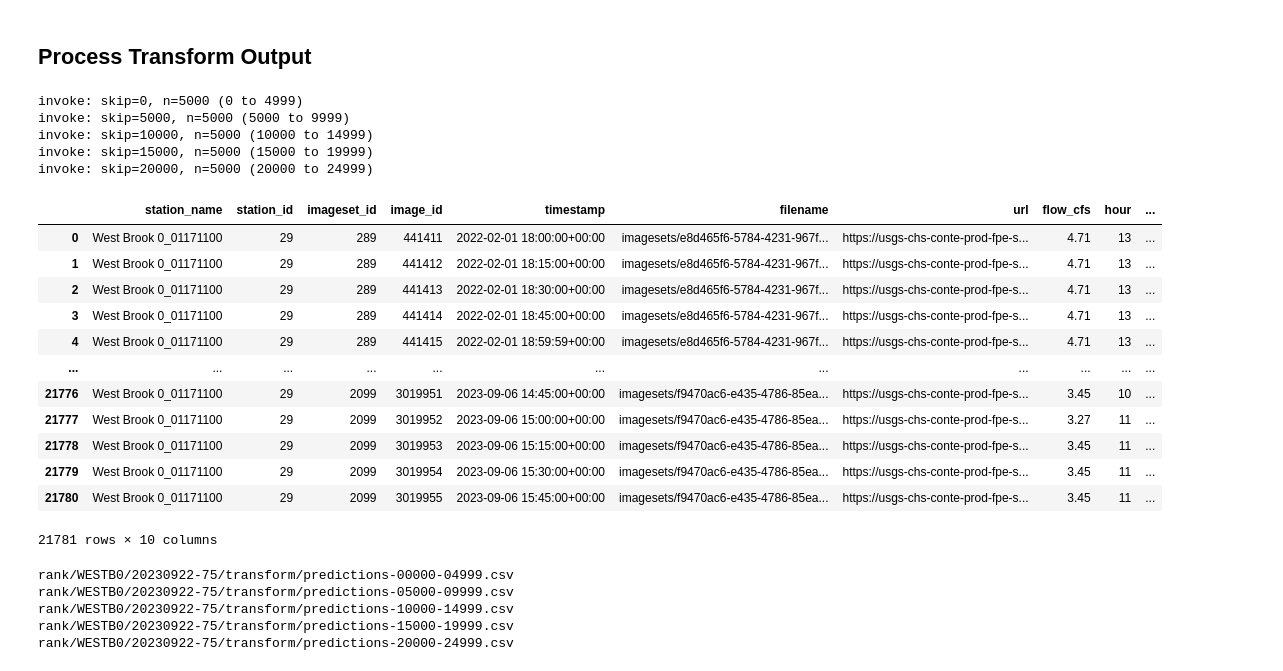
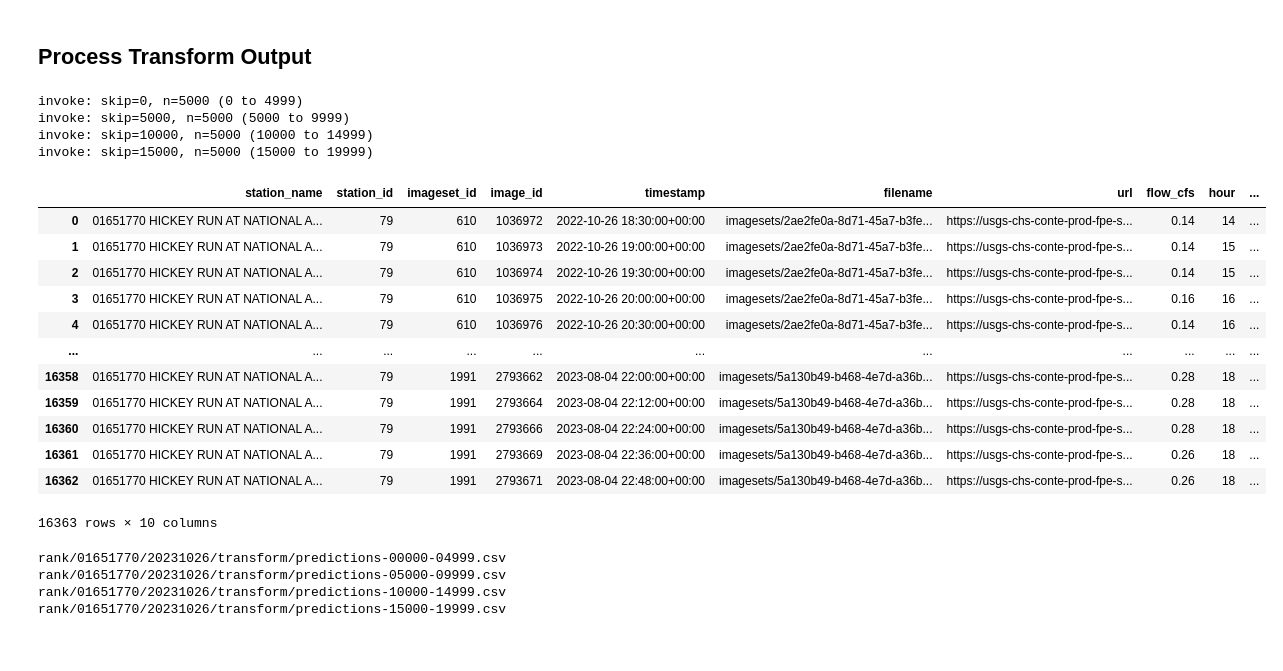
Before and after one commit to EcoSHEDS/fpe-model, a Jupyter notebook: fpe-rank-sagemaker-usgs.ipynb, the cells around one changed output. Saved outputs shown, nothing was run; the diff lists cells and outputs as text; code cells hidden in the pictures.

```diff
--- a/fpe-rank-sagemaker-usgs.ipynb
+++ b/fpe-rank-sagemaker-usgs.ipynb
@@ -37,8 +37,8 @@ sm_boto_session = boto3.Session(
 
 sm_session = sagemaker.Session(boto_session = sm_boto_session)
 # %%
-model_id = "20230922-50"
-site = "WESTB0"
+model_id = "20231026"
+site = "01651770"
 site_dir = f"D:/fpe/sites/{site}"
 model_dir = f"{site_dir}/models/{model_id}"
 
@@ -354,27 +350,26 @@ def process_transform_output (session, site, model_id, job_size = 5000, root_dir
         )
         skip += job_size
     return df
-# %%
-process_transform_output(session, "WESTB0", "20230922-75")
-# %% [output]
-invoke: skip=0, n=5000 (0 to 4999)
-invoke: skip=5000, n=5000 (5000 to 9999)
-invoke: skip=10000, n=5000 (10000 to 14999)
-invoke: skip=15000, n=5000 (15000 to 19999)
-invoke: skip=20000, n=5000 (20000 to 24999)
-|  | station_name | station_id | imageset_id | image_id | timestamp | filename | url | flow_cfs | hour | ... |
-| 0 | West Brook 0_01171100 | 29 | 289 | 441411 | 2022-02-01 18:00:00+00:00 | imagesets/e8d465f6-5784-4231-967f... | https://usgs-chs-conte-prod-fpe-s... | 4.71 | 13 | ... |
-| 1 | West Brook 0_01171100 | 29 | 289 | 441412 | 2022-02-01 18:15:00+00:00 | imagesets/e8d465f6-5784-4231-967f... | https://usgs-chs-conte-prod-fpe-s... | 4.71 | 13 | ... |
-| 2 | West Brook 0_01171100 | 29 | 289 | 441413 | 2022-02-01 18:30:00+00:00 | imagesets/e8d465f6-5784-4231-967f... | https://usgs-chs-conte-prod-fpe-s... | 4.71 | 13 | ... |
-| 3 | West Brook 0_01171100 | 29 | 289 | 441414 | 2022-02-01 18:45:00+00:00 | imagesets/e8d465f6-5784-4231-967f... | https://usgs-chs-conte-prod-fpe-s... | 4.71 | 13 | ... |
-| 4 | West Brook 0_01171100 | 29 | 289 | 441415 | 2022-02-01 18:59:59+00:00 | imagesets/e8d465f6-5784-4231-967f... | https://usgs-chs-conte-prod-fpe-s... | 4.71 | 13 | ... |
-| ... | ... | ... | ... | ... | ... | ... | ... | ... | ... | ... |
-| 21776 | West Brook 0_01171100 | 29 | 2099 | 3019951 | 2023-09-06 14:45:00+00:00 | imagesets/f9470ac6-e435-4786-85ea... | https://usgs-chs-conte-prod-fpe-s... | 3.45 | 10 | ... |
-| 21777 | West Brook 0_01171100 | 29 | 2099 | 3019952 | 2023-09-06 15:00:00+00:00 | imagesets/f9470ac6-e435-4786-85ea... | https://usgs-chs-conte-prod-fpe-s... | 3.27 | 11 | ... |
-| 21778 | West Brook 0_01171100 | 29 | 2099 | 3019953 | 2023-09-06 15:15:00+00:00 | imagesets/f9470ac6-e435-4786-85ea... | https://usgs-chs-conte-prod-fpe-s... | 3.45 | 11 | ... |
-| 21779 | West Brook 0_01171100 | 29 | 2099 | 3019954 | 2023-09-06 15:30:00+00:00 | imagesets/f9470ac6-e435-4786-85ea... | https://usgs-chs-conte-prod-fpe-s... | 3.45 | 11 | ... |
-| 21780 | West Brook 0_01171100 | 29 | 2099 | 3019955 | 2023-09-06 15:45:00+00:00 | imagesets/f9470ac6-e435-4786-85ea... | https://usgs-chs-conte-prod-fpe-s... | 3.45 | 11 | ... |
-21781 rows × 10 columns
+# %%
+process_transform_output(session, "01651770", "20231026")
+# %% [output]
+invoke: skip=0, n=5000 (0 to 4999)
+invoke: skip=5000, n=5000 (5000 to 9999)
+invoke: skip=10000, n=5000 (10000 to 14999)
+invoke: skip=15000, n=5000 (15000 to 19999)
+|  | station_name | station_id | imageset_id | image_id | timestamp | filename | url | flow_cfs | hour | ... |
+| 0 | 01651770 HICKEY RUN AT NATIONAL A... | 79 | 610 | 1036972 | 2022-10-26 18:30:00+00:00 | imagesets/2ae2fe0a-8d71-45a7-b3fe... | https://usgs-chs-conte-prod-fpe-s... | 0.14 | 14 | ... |
+| 1 | 01651770 HICKEY RUN AT NATIONAL A... | 79 | 610 | 1036973 | 2022-10-26 19:00:00+00:00 | imagesets/2ae2fe0a-8d71-45a7-b3fe... | https://usgs-chs-conte-prod-fpe-s... | 0.14 | 15 | ... |
+| 2 | 01651770 HICKEY RUN AT NATIONAL A... | 79 | 610 | 1036974 | 2022-10-26 19:30:00+00:00 | imagesets/2ae2fe0a-8d71-45a7-b3fe... | https://usgs-chs-conte-prod-fpe-s... | 0.14 | 15 | ... |
+| 3 | 01651770 HICKEY RUN AT NATIONAL A... | 79 | 610 | 1036975 | 2022-10-26 20:00:00+00:00 | imagesets/2ae2fe0a-8d71-45a7-b3fe... | https://usgs-chs-conte-prod-fpe-s... | 0.16 | 16 | ... |
+| 4 | 01651770 HICKEY RUN AT NATIONAL A... | 79 | 610 | 1036976 | 2022-10-26 20:30:00+00:00 | imagesets/2ae2fe0a-8d71-45a7-b3fe... | https://usgs-chs-conte-prod-fpe-s... | 0.14 | 16 | ... |
+| ... | ... | ... | ... | ... | ... | ... | ... | ... | ... | ... |
+| 16358 | 01651770 HICKEY RUN AT NATIONAL A... | 79 | 1991 | 2793662 | 2023-08-04 22:00:00+00:00 | imagesets/5a130b49-b468-4e7d-a36b... | https://usgs-chs-conte-prod-fpe-s... | 0.28 | 18 | ... |
+| 16359 | 01651770 HICKEY RUN AT NATIONAL A... | 79 | 1991 | 2793664 | 2023-08-04 22:12:00+00:00 | imagesets/5a130b49-b468-4e7d-a36b... | https://usgs-chs-conte-prod-fpe-s... | 0.28 | 18 | ... |
+| 16360 | 01651770 HICKEY RUN AT NATIONAL A... | 79 | 1991 | 2793666 | 2023-08-04 22:24:00+00:00 | imagesets/5a130b49-b468-4e7d-a36b... | https://usgs-chs-conte-prod-fpe-s... | 0.28 | 18 | ... |
+| 16361 | 01651770 HICKEY RUN AT NATIONAL A... | 79 | 1991 | 2793669 | 2023-08-04 22:36:00+00:00 | imagesets/5a130b49-b468-4e7d-a36b... | https://usgs-chs-conte-prod-fpe-s... | 0.26 | 18 | ... |
+| 16362 | 01651770 HICKEY RUN AT NATIONAL A... | 79 | 1991 | 2793671 | 2023-08-04 22:48:00+00:00 | imagesets/5a130b49-b468-4e7d-a36b... | https://usgs-chs-conte-prod-fpe-s... | 0.26 | 18 | ... |
+16363 rows × 10 columns
 # %%
 def combine_predictions (session, site, model_id, job_size = 5000, root_dir = "D:/fpe/sites"):
     s3 = session.client("s3")
@@ -400,11 +395,10 @@ def combine_predictions (session, site, model_id, job_size = 5000, root_dir = "D
         os.makedirs(transform_path)
     df.to_csv(f"{transform_path}/predictions.csv", index=False)
     df
-# %%
-combine_predictions(session, "WESTB0", "20230922-75")
-# %% [output]
-rank/WESTB0/20230922-75/transform/predictions-00000-04999.csv
-rank/WESTB0/20230922-75/transform/predictions-05000-09999.csv
-rank/WESTB0/20230922-75/transform/predictions-10000-14999.csv
-rank/WESTB0/20230922-75/transform/predictions-15000-19999.csv
-rank/WESTB0/20230922-75/transform/predictions-20000-24999.csv
+# %%
+combine_predictions(session, "01651770", "20231026")
+# %% [output]
+rank/01651770/20231026/transform/predictions-00000-04999.csv
+rank/01651770/20231026/transform/predictions-05000-09999.csv
+rank/01651770/20231026/transform/predictions-10000-14999.csv
+rank/01651770/20231026/transform/predictions-15000-19999.csv
```
Also changed, not shown: parts of 15 cells of this notebook, 6 other files.
